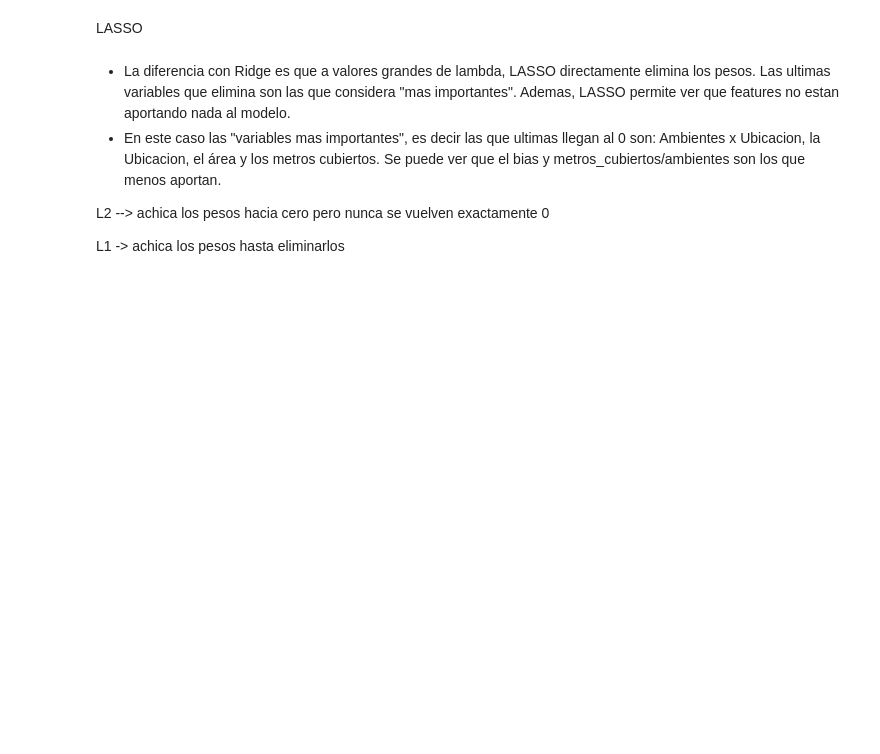
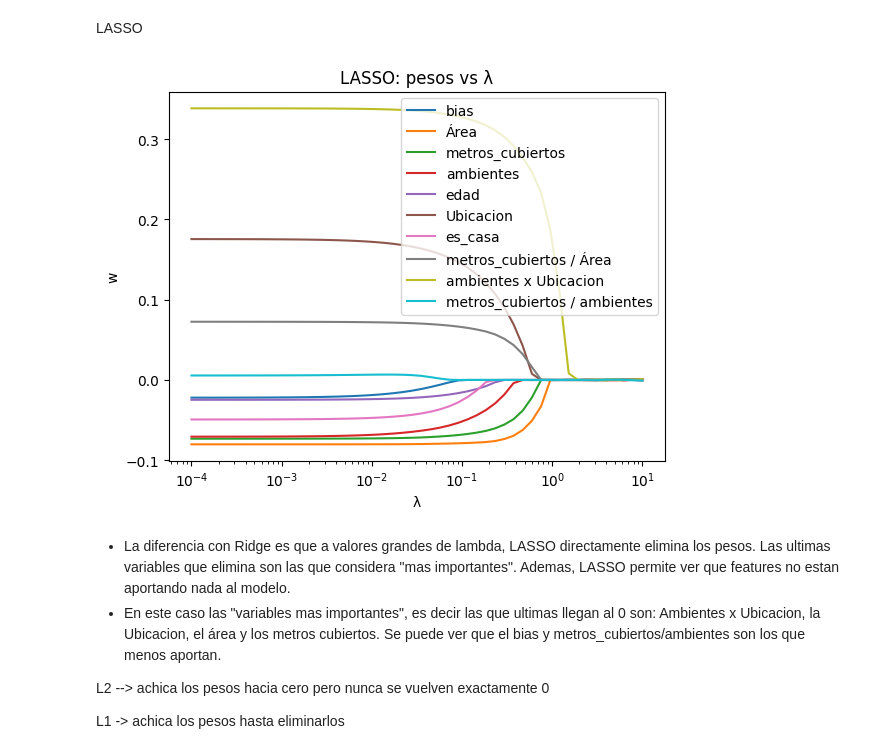
Before and after one commit to gineslopez11/TP1-ML-Gines, a Jupyter notebook: notebooks/Entrega_TP1.ipynb, the cells around one changed output. Cells and saved outputs as stored; diff of their text form; code cells hidden in the pictures; blank space fills up the shorter version.

```diff
--- a/notebooks/Entrega_TP1.ipynb
+++ b/notebooks/Entrega_TP1.ipynb
@@ -611,27 +608,29 @@ plt.show()
 # %% [markdown]
 LASSO
 # %%
-# lambdas = np.logspace(-4, 1, 50)  # 50 valores de 0.0001 a 10 (lo hago a 100 porque sino GD se vuelve muy inestable)
-# pesos_por_lambda = []
+lambdas = np.logspace(-4, 1, 50)  # 50 valores de 0.0001 a 10 (lo hago a 100 porque sino GD se vuelve muy inestable)
+pesos_por_lambda = []
 
-# alfa = 0.0001
-# iteraciones = 5000
+alfa = 0.0001
+iteraciones = 5000
 
-# for l1 in lambdas:
-# 	modelo = LinearRegression(X_train_4,y_train_norm,train_normalizado_M4.drop(['precio','es_ph','pileta'],axis=1).columns,L1 = l1,L2 = 0)
-# 	modelo.entrenar_gradiente_descendiente(alfa,iteraciones) #no se puede entrenar pseudo inv. con LASSO
-# 	pesos_por_lambda.append(modelo.w)
+for l1 in lambdas:
+	modelo = LinearRegression(X_train_4,train_normalizado_M4['precio'].values,train_normalizado_M4.drop(['precio','es_ph','pileta'],axis=1).columns,L1 = l1,L2 = 0)
+	modelo.entrenar_gradiente_descendiente(alfa,iteraciones) #no se puede entrenar pseudo inv. con LASSO
+	pesos_por_lambda.append(modelo.w)
 
-# pesos_por_lambda = np.array(pesos_por_lambda) #convierto en matriz
-# for i in range(pesos_por_lambda.shape[1]):
-#     plt.plot(lambdas, pesos_por_lambda[:, i], label=nombres[i])
+pesos_por_lambda = np.array(pesos_por_lambda) #convierto en matriz
+for i in range(pesos_por_lambda.shape[1]):
+    plt.plot(lambdas, pesos_por_lambda[:, i], label=nombres[i])
 
-# plt.legend()
-# plt.xscale('log')
-# plt.xlabel('λ')
-# plt.ylabel('w')
-# plt.title('LASSO: pesos vs λ')
-# plt.show()
+plt.legend()
+plt.xscale('log')
+plt.xlabel('λ')
+plt.ylabel('w')
+plt.title('LASSO: pesos vs λ')
+plt.show()
+# %% [output]
+[figure, added]
 # %% [markdown]
 - La diferencia con Ridge es que a valores grandes de lambda, LASSO directamente elimina los pesos. Las ultimas variables que elimina son las que considera "mas importantes". Ademas, LASSO permite ver que features no estan aportando nada al modelo.
 - En este caso las "variables mas importantes", es decir las que ultimas llegan al 0 son: Ambientes x Ubicacion, la Ubicacion, el área y los metros cubiertos. Se puede ver que el bias y metros_cubiertos/ambientes son los que menos aportan.
```
Also changed, not shown: parts of 41 cells of this notebook, 6 other files.
